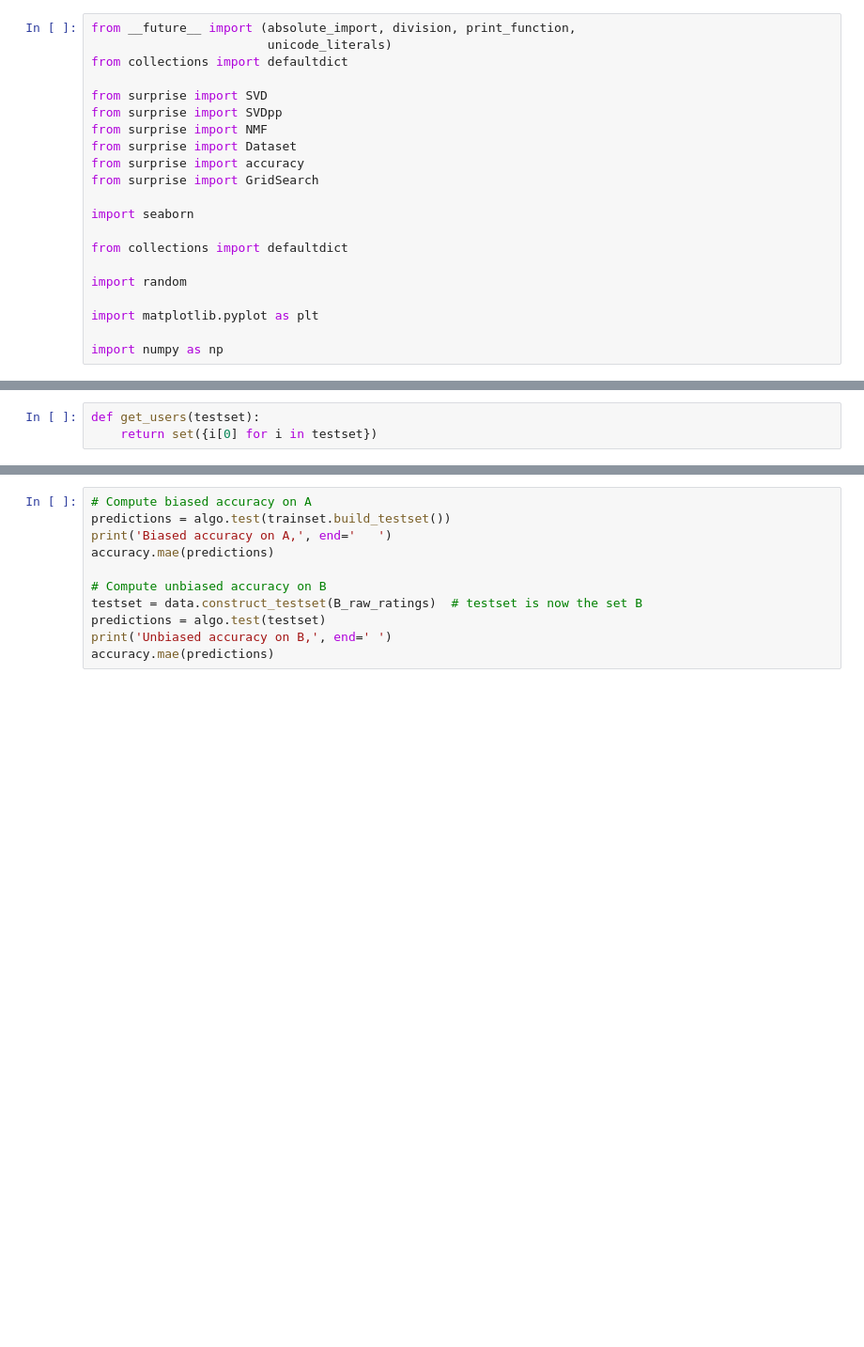
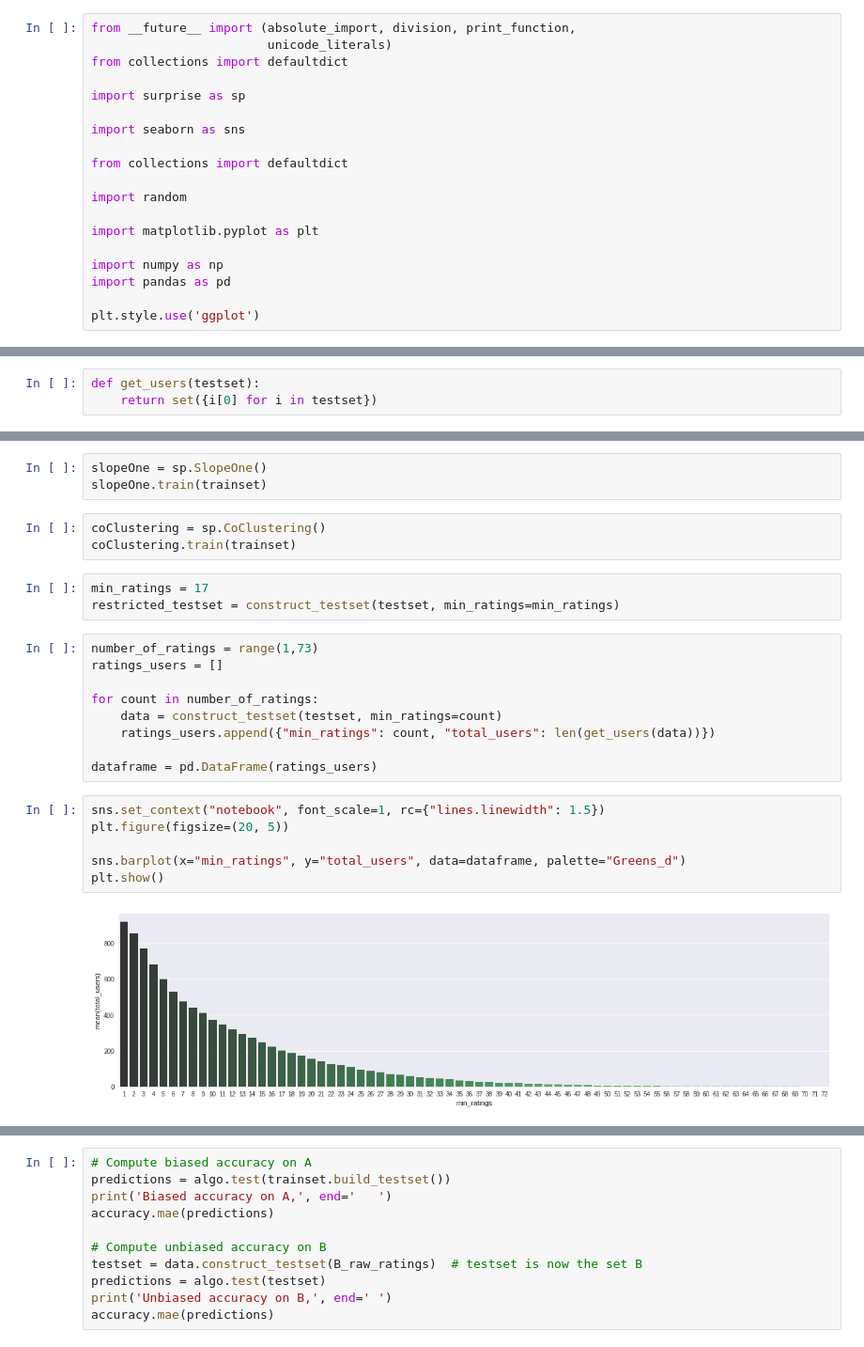
Before and after one commit to Makazone/BachelorThesis, a Jupyter notebook: Diploma.ipynb, the cells around one changed output, grey strips where cells are left out. Shown at 94% size. Drawn from its saved outputs; the diff is of its cells as text; blank space fills up the shorter version.

```diff
--- a/Diploma.ipynb
+++ b/Diploma.ipynb
@@ -3,14 +3,9 @@ from __future__ import (absolute_import, division, print_function,
                         unicode_literals)
 from collections import defaultdict
 
-from surprise import SVD
-from surprise import SVDpp
-from surprise import NMF
-from surprise import Dataset
-from surprise import accuracy
-from surprise import GridSearch
+import surprise as sp
 
-import seaborn
+import seaborn as sns
 
 from collections import defaultdict
 
@@ -19,6 +14,9 @@ import random
 import matplotlib.pyplot as plt
 
 import numpy as np
+import pandas as pd
+
+plt.style.use('ggplot')
 # %%
 def get_top_n(predictions, n=10):
     '''Return the top-N recommendation for each user from a set of predictions.
@@ -199,0 +112,26 @@ plt.show()
+# %%
+slopeOne = sp.SlopeOne()
+slopeOne.train(trainset)
+# %%
+coClustering = sp.CoClustering()
+coClustering.train(trainset)
+# %%
+min_ratings = 17
+restricted_testset = construct_testset(testset, min_ratings=min_ratings)
+# %%
+number_of_ratings = range(1,73)
+ratings_users = []
+
+for count in number_of_ratings:
+    data = construct_testset(testset, min_ratings=count)
+    ratings_users.append({"min_ratings": count, "total_users": len(get_users(data))})
+
+dataframe = pd.DataFrame(ratings_users)
+# %%
+sns.set_context("notebook", font_scale=1, rc={"lines.linewidth": 1.5})
+plt.figure(figsize=(20, 5))
+
+sns.barplot(x="min_ratings", y="total_users", data=dataframe, palette="Greens_d")
+plt.show()
+# %% [output]
+[figure, added]
```
Also changed, not shown: parts of 67 cells of this notebook.
